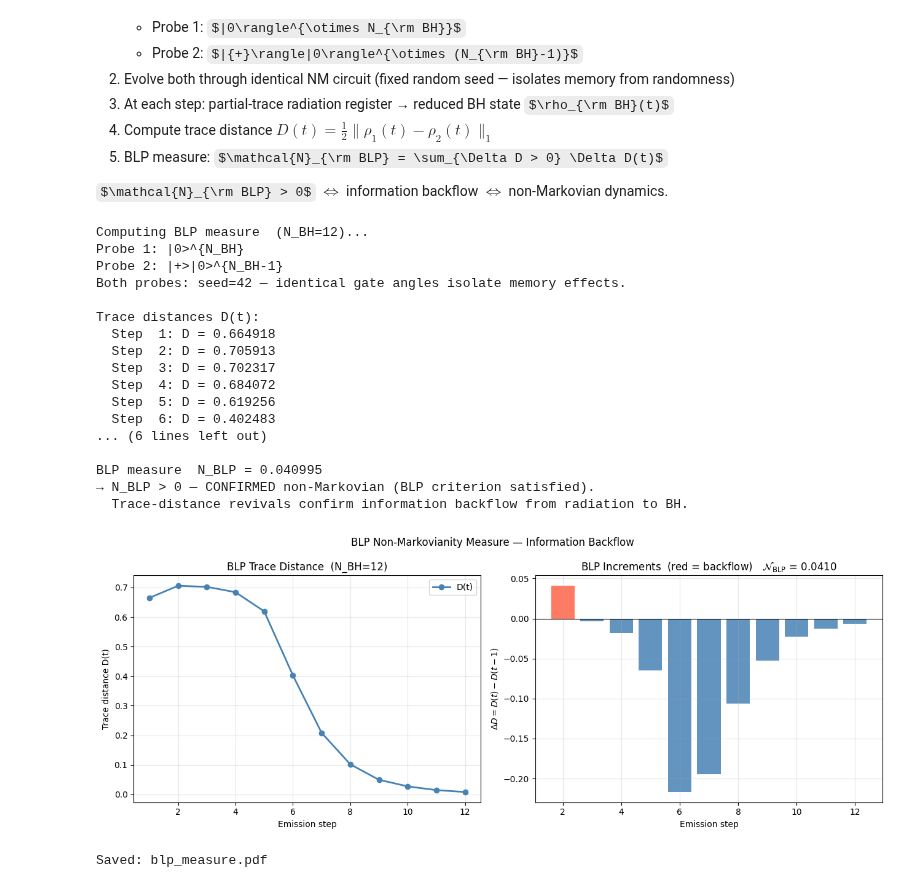
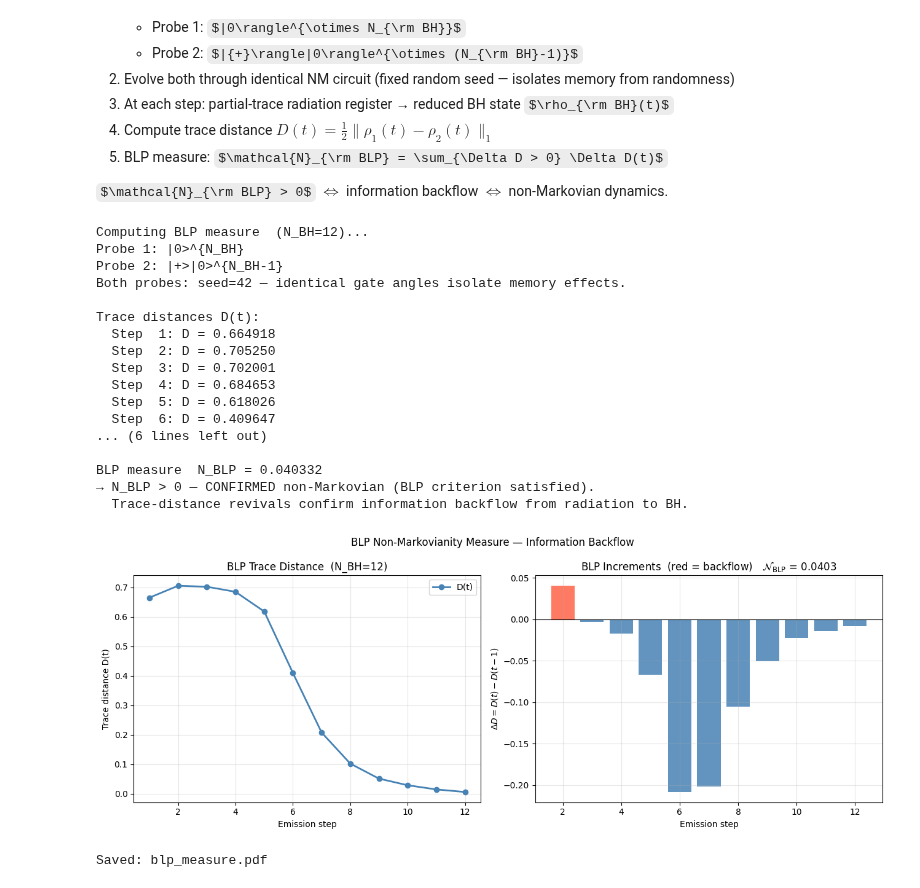
Before and after one commit to aaqhilahamed2004-ops/non-markovian_black-hole_evaporation, a Jupyter notebook: MvNM_v2.ipynb, the cells around one changed output. Drawn from its saved outputs; the diff is of its cells as text; code cells hidden in the pictures; some formulas as TeX source.

```diff
--- a/MvNM_v2.ipynb
+++ b/MvNM_v2.ipynb
@@ -232,3 +234,36 @@ def run_markovian_evaporation():
+# %%
+def bh_radiation_backaction(qc, bh, rad, t=None, N_BH_total=None, g0=np.pi/8):
+    """
+    BH-radiation back-action with Hawking-temperature-motivated coupling.
+
+    Coupling ansatz: g(t) = g0 / (1 - t/N_BH)
+    motivated by T_H(t) ∝ 1/M(t) = 1/[N_BH(1 - t/N_BH)].
+    Capped at π/2 to avoid rotation periodicity artifacts.
+    Exponential decay with radiation distance retained from original model.
+
+    Parameters
+    ----------
+    t           : current emission step (1-indexed)
+    N_BH_total  : total number of BH qubits
+    g0          : base coupling (free parameter, default π/8)
+    """
+    if t is not None and N_BH_total is not None:
+        frac = t / N_BH_total
+        # Avoid division by zero at final step
+        if frac >= 1.0:
+            frac = 1.0 - 1e-6
+        hawking_factor = 1.0 / (1.0 - frac)
+        base_angle = min(g0 * hawking_factor, np.pi / 2)
+    else:
+        base_angle = np.pi / 4   # fallback: original fixed coupling
+
+    for b in bh:
+        for i, r in enumerate(rad):
+            coupling = base_angle * np.exp(-0.3 * (len(rad) - 1 - i))
+            qc.cz(b, r)
+            qc.cx(r, b)
+            qc.rx(coupling, b)
+            qc.ry(coupling, r)
 # %%
 # ─────────────────────────────────────────────────────────────────────────────
 # NON-MARKOVIAN EVAPORATION — COLLISION MODEL
@@ -430,7 +466,8 @@ def trace_distance(rho1, rho2) -> float:
     return 0.5 * float(np.sum(np.abs(eigvals)))
 
 
-def run_evaporation_for_blp(probe: str, seed: int = 42):
+#def run_evaporation_for_blp(probe: str, seed: int = 42):
+def run_evaporation_for_blp(probe: str, seed: int = 42, markovian: bool = False, g0: float = np.pi/8):
     """
     Non-Markovian evaporation for BLP computation.
     Returns reduced BH density matrix rho_BH(t) at each step,
@@ -452,13 +489,17 @@ def run_evaporation_for_blp(probe: str, seed: int = 42):
     rad = []
     rho_series = []
 
+    step = 0
     while len(bh) > 0:
+        step += 1
         step_qc = QuantumCircuit(N_BH)
         scramble_black_hole(step_qc, bh)
         if len(rad) >= 2:
             radiation_memory_interaction(step_qc, rad)
         if len(rad) > 0:
-            bh_radiation_backaction(step_qc, bh, rad)
+            #bh_radiation_backaction(step_qc, bh, rad)
+            bh_radiation_backaction(step_qc, bh, rad, t=step, N_BH_total=N_BH, g0=np.pi/8)
+
 
         state = state.evolve(step_qc)
 
@@ -516,38 +557,38 @@ axes[0].set_title(f"BLP Trace Distance  (N_BH={N_BH})")
 axes[0].grid(alpha=0.3); axes[0].legend()
 
 bar_colors = ['tomato' if d > 0 else 'steelblue' for d in dD]
 axes[1].bar(steps_blp[1:], dD, color=bar_colors, alpha=0.85)
 axes[1].axhline(0, color='black', lw=0.8)
 axes[1].set_xlabel("Emission step")
 axes[1].set_ylabel(r"$\Delta D = D(t) - D(t-1)$")
 axes[1].set_title(
     f"BLP Increments  (red = backflow)   "
     r"$\mathcal{N}_{\rm BLP}$" + f" = {N_BLP:.4f}"
 )
 axes[1].grid(alpha=0.3)
 
 plt.suptitle("BLP Non-Markovianity Measure — Information Backflow", fontsize=12)
 plt.tight_layout()
 plt.savefig("blp_measure.pdf", bbox_inches='tight', dpi=200)
 plt.show()
 print("Saved: blp_measure.pdf")
 # %% [output]
 Computing BLP measure  (N_BH=12)...
 Probe 1: |0>^{N_BH}
 Probe 2: |+>|0>^{N_BH-1}
 Both probes: seed=42 — identical gate angles isolate memory effects.
 
 Trace distances D(t):
   Step  1: D = 0.664918
-  Step  2: D = 0.705913
-  Step  3: D = 0.702317
-  Step  4: D = 0.684072
-  Step  5: D = 0.619256
-  Step  6: D = 0.402483
+  Step  2: D = 0.705250
+  Step  3: D = 0.702001
+  Step  4: D = 0.684653
+  Step  5: D = 0.618026
+  Step  6: D = 0.409647
 ... (6 lines left out)
 
-BLP measure  N_BLP = 0.040995
+BLP measure  N_BLP = 0.040332
 → N_BLP > 0 — CONFIRMED non-Markovian (BLP criterion satisfied).
   Trace-distance revivals confirm information backflow from radiation to BH.
-[figure, old version]
+[figure, new version]
 Saved: blp_measure.pdf
```
Also changed, not shown: parts of 9 cells of this notebook.
